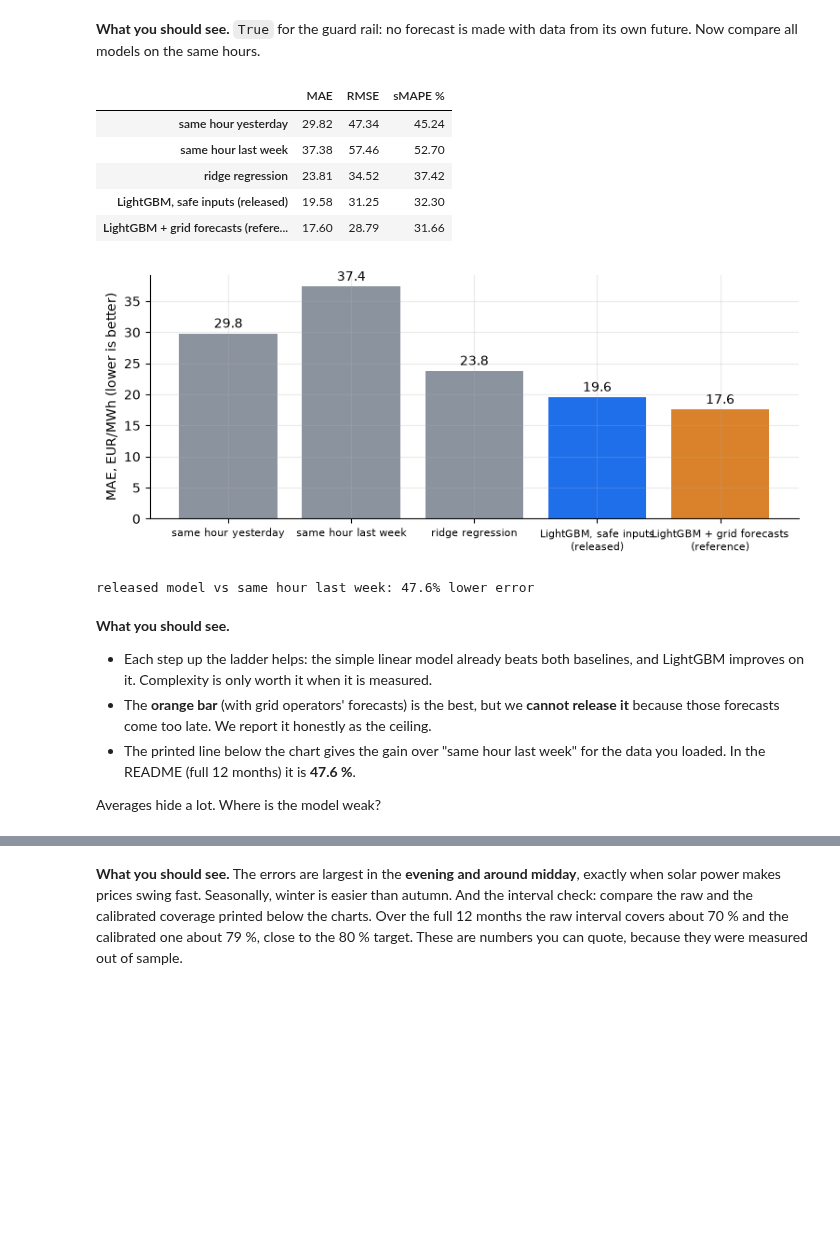
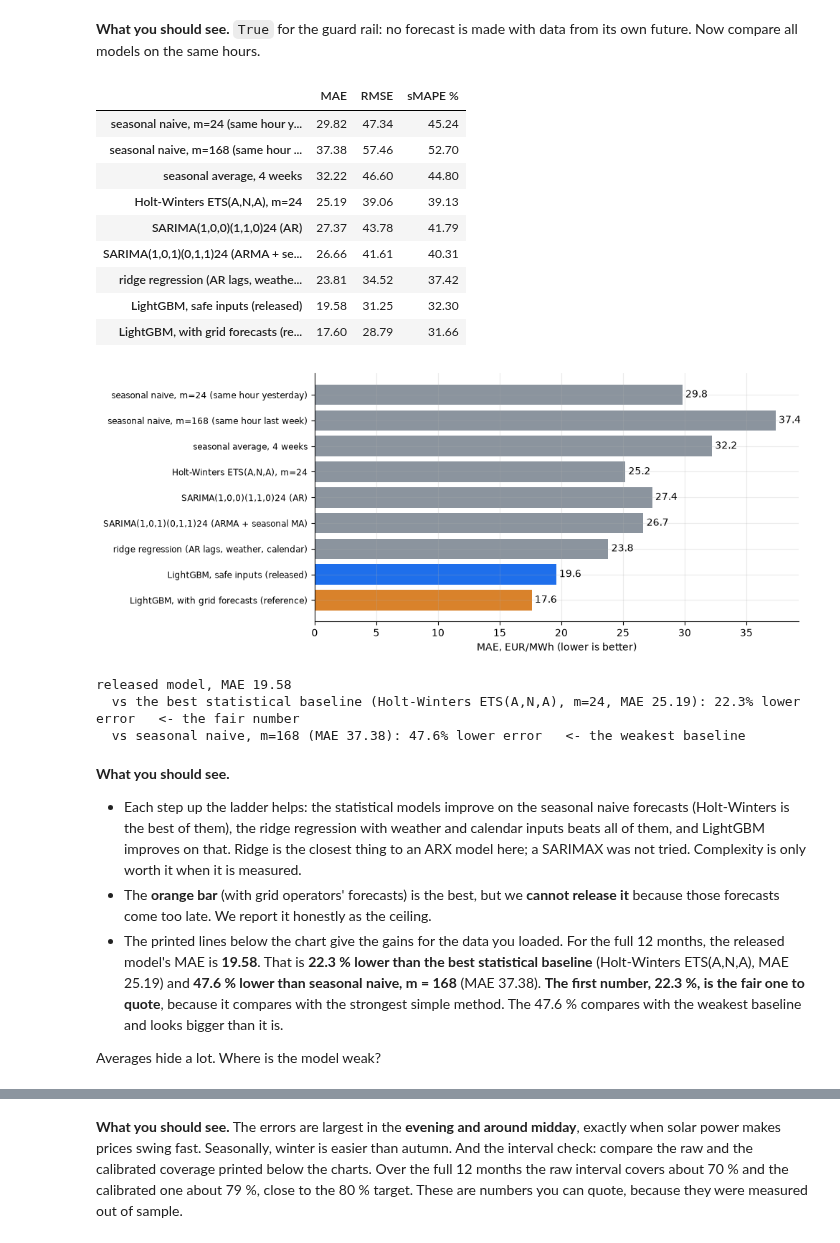
Before and after one commit to Omercan4/energy-price-forecast, a Jupyter notebook: notebooks/01_end_to_end_walkthrough.ipynb, the cells around one changed output, grey strips where cells are left out. Drawn from its saved outputs; the diff is of its cells as text; code cells hidden in the pictures; blank space fills up the shorter version.

Commit message:
docs: notebook uses seasonal naive / Holt-Winters / SARIMA terminology and quotes the gain over the best baseline (22.3 %)

```diff
--- a/notebooks/01_end_to_end_walkthrough.ipynb
+++ b/notebooks/01_end_to_end_walkthrough.ipynb
@@ -464,39 +504,67 @@ test months: 12   hours forecast: 8,760
 # %% [markdown]
 **What you should see.** `True` for the guard rail: no forecast is made with data from its own future. Now compare all models on the same hours.
 # %%
-models = {
-    "same hour yesterday": bt["naive_24"],
-    "same hour last week": bt["naive_168"],
-    "ridge regression": bt["ridge"],
-    "LightGBM, safe inputs (released)": bt["q50"],
-    "LightGBM + grid forecasts (reference)": bt["lgbm_full"],
+# label -> column of the backtest table. The classical columns exist in the saved 12-month backtest only.
+STATISTICAL = {
+    "seasonal naive, m=24 (same hour yesterday)": "naive_24",
+    "seasonal naive, m=168 (same hour last week)": "naive_168",
+    "seasonal average, 4 weeks": "sma_4w",
+    "Holt-Winters ETS(A,N,A), m=24": "ets",
+    "SARIMA(1,0,0)(1,1,0)24 (AR)": "sarima_ar",
+    "SARIMA(1,0,1)(0,1,1)24 (ARMA + seasonal MA)": "sarima_arma",
 }
+MODELS = {
+    "ridge regression (AR lags, weather, calendar)": "ridge",
+    "LightGBM, safe inputs (released)": "q50",
+    "LightGBM, with grid forecasts (reference)": "lgbm_full",
+}
+models = {label: bt[col] for label, col in {**STATISTICAL, **MODELS}.items() if col in bt}
 scores = metrics.score_table(bt["price"], models)
 display(scores)
 
-fig, ax = plt.subplots(figsize=(9, 3.4))
-bars = ax.bar([n.replace(" (", "\n(") for n in scores.index], scores["MAE"], color=[GREY, GREY, GREY, BLUE, ORANGE])
-ax.bar_label(bars, fmt="%.1f", padding=2)
-ax.set_ylabel("MAE, EUR/MWh (lower is better)")
-ax.tick_params(axis="x", labelsize=8)
+colors = [BLUE if n.startswith("LightGBM, safe") else ORANGE if n.startswith("LightGBM, with") else GREY for n in scores.index]
+fig, ax = plt.subplots(figsize=(10, 4.2))
+bars = ax.barh(scores.index, scores["MAE"], color=colors)
+ax.bar_label(bars, fmt="%.1f", padding=3)
+ax.invert_yaxis()
+ax.set_xlabel("MAE, EUR/MWh (lower is better)")
+ax.tick_params(axis="y", labelsize=8.5)
+plt.tight_layout()
 plt.show()
-gain = 1 - scores.loc["LightGBM, safe inputs (released)", "MAE"] / scores.loc["same hour last week", "MAE"]
-print(f"released model vs same hour last week: {gain:.1%} lower error")
+
+released = scores.loc["LightGBM, safe inputs (released)", "MAE"]
+naive_168 = scores.loc["seasonal naive, m=168 (same hour last week)", "MAE"]
+classical = [n for n in STATISTICAL if n in scores.index]
+best = scores.loc[classical, "MAE"].idxmin()
+print(f"released model, MAE {released:.2f}")
+print(f"  vs the best statistical baseline ({best}, MAE {scores.loc[best, 'MAE']:.2f}): {1 - released / scores.loc[best, 'MAE']:.1%} lower error   <- the fair number")
+print(f"  vs seasonal naive, m=168 (MAE {naive_168:.2f}): {1 - released / naive_168:.1%} lower error   <- the weakest baseline")
+if len(classical) == 2:
+    print("(This run has only the two seasonal naive baselines: run `make backtest` to get all statistical models.)")
 # %% [output]
 |  | MAE | RMSE | sMAPE % |
-| same hour yesterday | 29.82 | 47.34 | 45.24 |
-| same hour last week | 37.38 | 57.46 | 52.70 |
-| ridge regression | 23.81 | 34.52 | 37.42 |
+| seasonal naive, m=24 (same hour y... | 29.82 | 47.34 | 45.24 |
+| seasonal naive, m=168 (same hour ... | 37.38 | 57.46 | 52.70 |
+| seasonal average, 4 weeks | 32.22 | 46.60 | 44.80 |
+| Holt-Winters ETS(A,N,A), m=24 | 25.19 | 39.06 | 39.13 |
+| SARIMA(1,0,0)(1,1,0)24 (AR) | 27.37 | 43.78 | 41.79 |
+| SARIMA(1,0,1)(0,1,1)24 (ARMA + se... | 26.66 | 41.61 | 40.31 |
+| ridge regression (AR lags, weathe... | 23.81 | 34.52 | 37.42 |
 | LightGBM, safe inputs (released) | 19.58 | 31.25 | 32.30 |
-| LightGBM + grid forecasts (refere... | 17.60 | 28.79 | 31.66 |
+| LightGBM, with grid forecasts (re... | 17.60 | 28.79 | 31.66 |
-[figure, old version]
+[figure, new version]
-released model vs same hour last week: 47.6% lower error
+released model, MAE 19.58
+  vs the best statistical baseline (Holt-Winters ETS(A,N,A), m=24, MAE 25.19): 22.3% lower error   <- the fair number
+  vs seasonal naive, m=168 (MAE 37.38): 47.6% lower error   <- the weakest baseline
 # %% [markdown]
 **What you should see.**
 
-- Each step up the ladder helps: the simple linear model already beats both baselines, and LightGBM improves on it. Complexity is only worth it when it is measured.
+- Each step up the ladder helps: the statistical models improve on the seasonal naive forecasts (Holt-Winters is the best of them), the ridge regression with weather and calendar
+  inputs beats all of them, and LightGBM improves on that. Ridge is the closest thing to an ARX model here; a SARIMAX was not tried. Complexity is only worth it when it is measured.
 - The **orange bar** (with grid operators' forecasts) is the best, but we **cannot release it** because those forecasts come too late. We report it honestly as the ceiling.
-- The printed line below the chart gives the gain over "same hour last week" for the data you loaded. In the README (full 12 months) it is **47.6 %**.
+- The printed lines below the chart give the gains for the data you loaded. For the full 12 months, the released model's MAE is **19.58**. That is **22.3 % lower than the best
+  statistical baseline** (Holt-Winters ETS(A,N,A), MAE 25.19) and **47.6 % lower than seasonal naive, m = 168** (MAE 37.38). **The first number, 22.3 %, is the fair one to quote**,
+  because it compares with the strongest simple method. The 47.6 % compares with the weakest baseline and looks bigger than it is.
 
 Averages hide a lot. Where is the model weak?
 # %%
```
Also changed, not shown: parts of 13 cells of this notebook.
